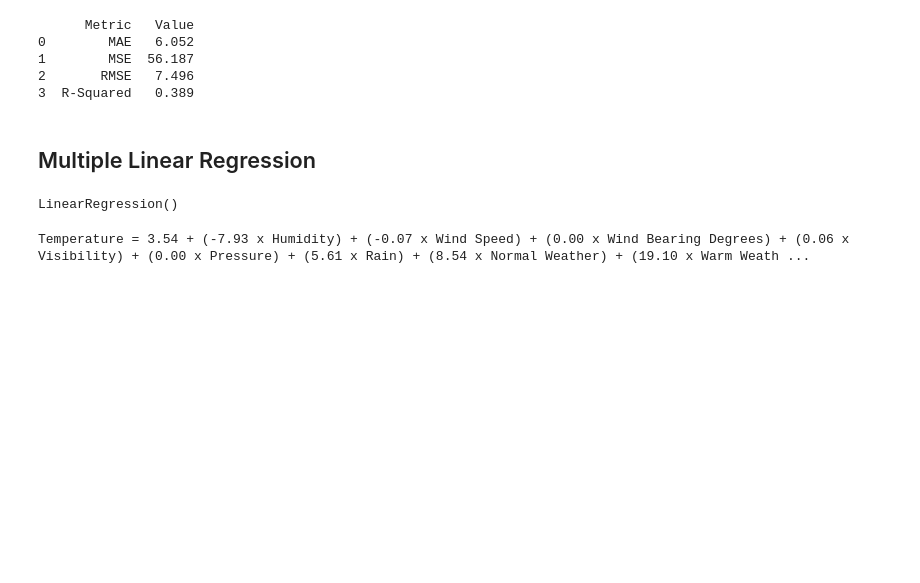
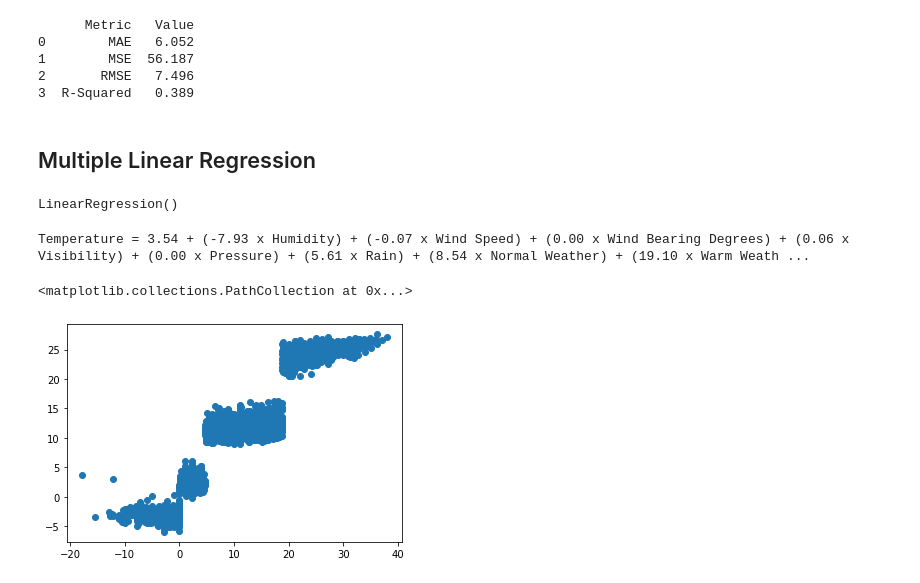
Before and after one commit to JDhyeok/Data-Science-with-Python, a Jupyter notebook: Chapter03/Exercises/Exercise21-24.ipynb, the cells around one changed output. Drawn from its saved outputs; the diff is of its cells as text; code cells hidden in the pictures; blank space fills up the shorter version.

```diff
--- a/Chapter03/Exercises/Exercise21-24.ipynb
+++ b/Chapter03/Exercises/Exercise21-24.ipynb
@@ -134,3 +134,10 @@ coefficients = model2.coef_
 print('Temperature = {0:0.2f} + ({1:0.2f} x Humidity) + ({2:0.2f} x Wind Speed) + ({3:0.2f} x Wind Bearing Degrees) + ({4:0.2f} x Visibility) + ({5:0.2f} x Pressure) + ({6:0.2f} x Rain) + ({7:0.2f} x Normal Weather) + ({8:0.2f} x Warm Weather)'.format(intercept,coefficients[0],coefficients[1],coefficients[2],coefficients[3],coefficients[4],coefficients[5],coefficients[6],coefficients[7]))
 # %% [output]
 Temperature = 3.54 + (-7.93 x Humidity) + (-0.07 x Wind Speed) + (0.00 x Wind Bearing Degrees) + (0.06 x Visibility) + (0.00 x Pressure) + (5.61 x Rain) + (8.54 x Normal Weather) + (19.10 x Warm Weath ...
+# %%
+predictions = model2.predict(X_test)
+# %%
+plt.scatter(y_test, predictions)
+# %% [output]
+<matplotlib.collections.PathCollection at 0x...>
+[figure, added]
```
Also changed, not shown: parts of 2 cells of this notebook, 1 other file.
